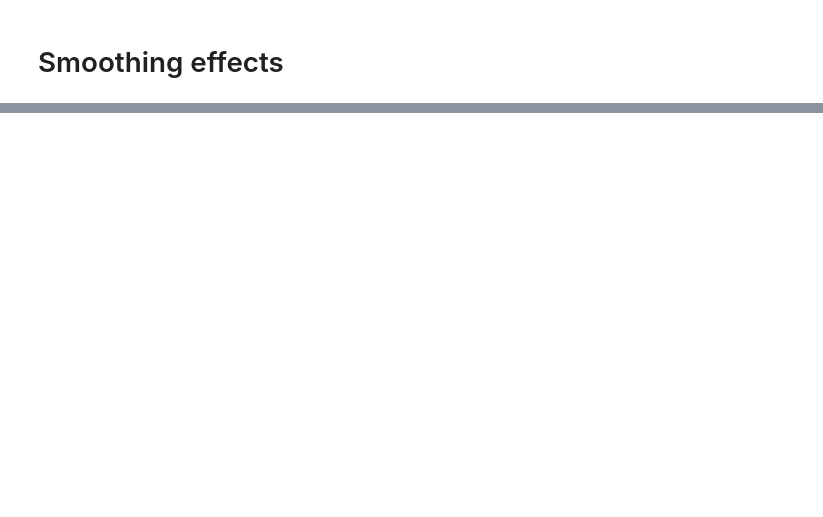
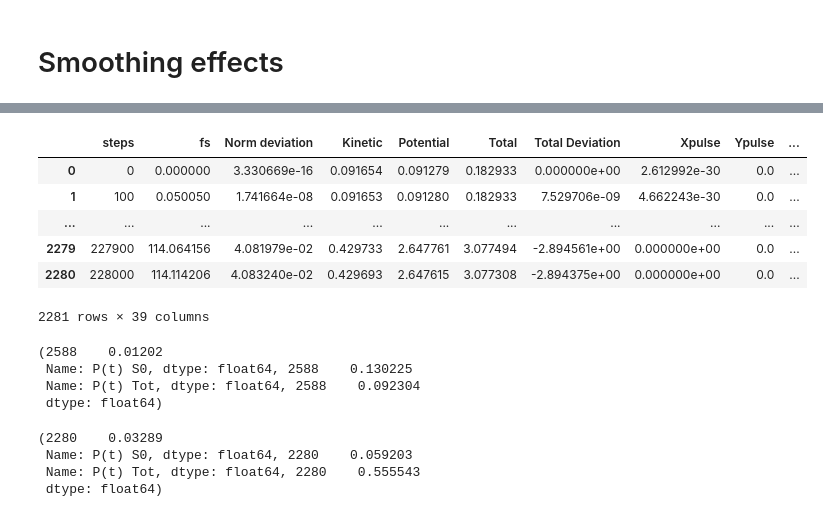
Before and after one commit to acuzzio/GridQuantumPropagator, a Jupyter notebook: Scripts/Windows_Paper.ipynb, the cells around one changed output, grey strips where cells are left out. Saved outputs shown, nothing was run; the diff lists cells and outputs as text; code cells hidden in the pictures; blank space fills up the shorter version.

```diff
--- a/Scripts/Windows_Paper.ipynb
+++ b/Scripts/Windows_Paper.ipynb
@@ -91,0 +317,10 @@ make_population_graphs(dfs, names, range(how_many_states))
+# %%
+dfs[1]
+# %% [output]
+|  | steps | fs | Norm deviation | Kinetic | Potential | Total | Total Deviation | Xpulse | Ypulse | ... |
+| 0 | 0 | 0.000000 | 3.330669e-16 | 0.091654 | 0.091279 | 0.182933 | 0.000000e+00 | 2.612992e-30 | 0.0 | ... |
+| 1 | 100 | 0.050050 | 1.741664e-08 | 0.091653 | 0.091280 | 0.182933 | 7.529706e-09 | 4.662243e-30 | 0.0 | ... |
+| ... | ... | ... | ... | ... | ... | ... | ... | ... | ... | ... |
+| 2279 | 227900 | 114.064156 | 4.081979e-02 | 0.429733 | 2.647761 | 3.077494 | -2.894561e+00 | 0.000000e+00 | 0.0 | ... |
+| 2280 | 228000 | 114.114206 | 4.083240e-02 | 0.429693 | 2.647615 | 3.077308 | -2.894375e+00 | 0.000000e+00 | 0.0 | ... |
+2281 rows × 39 columns
@@ -91,0 +331,14 @@ make_population_graphs(dfs, names, range(how_many_states))
+# %%
+on_so, on_tot, on_so/on_tot
+# %% [output]
+(2588    0.01202
+ Name: P(t) S0, dtype: float64, 2588    0.130225
+ Name: P(t) Tot, dtype: float64, 2588    0.092304
+ dtype: float64)
+# %%
+tw_so,tw_tot, tw_so/tw_tot
+# %% [output]
+(2280    0.03289
+ Name: P(t) S0, dtype: float64, 2280    0.059203
+ Name: P(t) Tot, dtype: float64, 2280    0.555543
+ dtype: float64)
```
Also changed, not shown: parts of 22 cells of this notebook, 6 other files.
